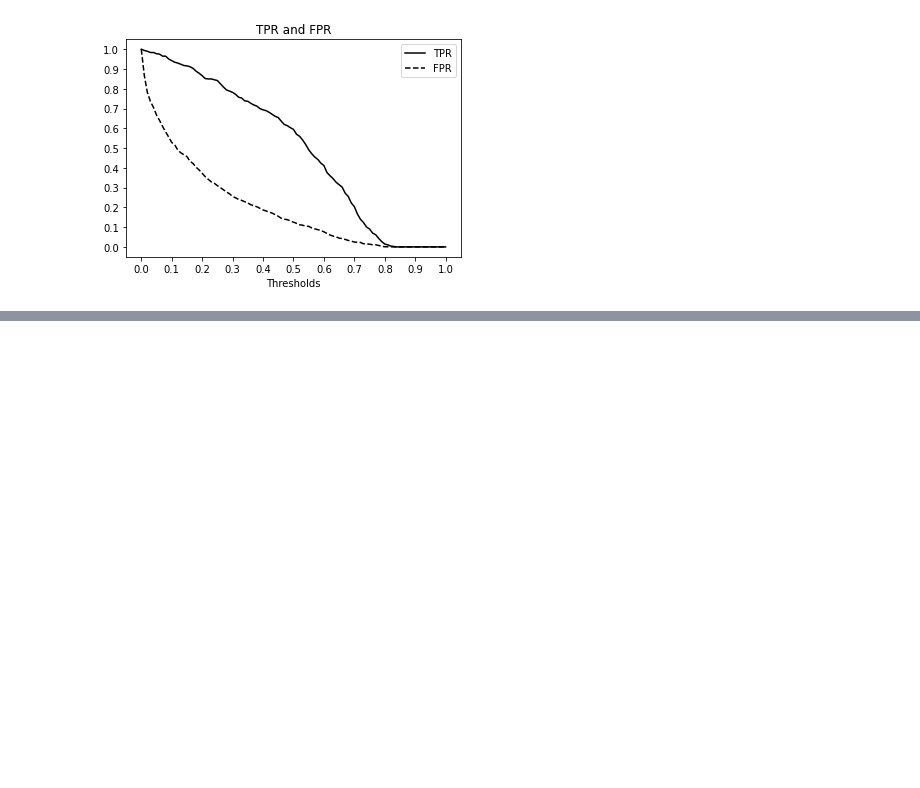
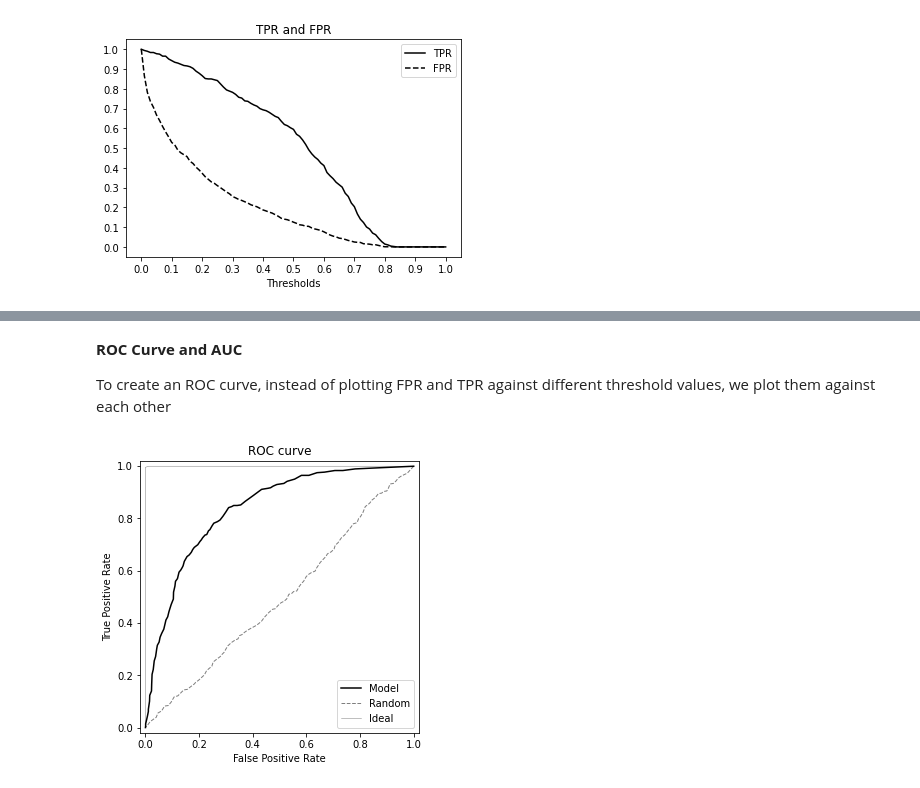
Before and after one commit to marcosbenicio/data-science, a Jupyter notebook: 03Metrics/churn_metrics.ipynb, the cells around one changed output, grey strips where cells are left out. Saved outputs shown, nothing was run; the diff lists cells and outputs as text; code cells hidden in the pictures; blank space fills up the shorter version.

```diff
--- a/03Metrics/churn_metrics.ipynb
+++ b/03Metrics/churn_metrics.ipynb
@@ -615,0 +613,3 @@ display(df_scores.head())
+# %%
+df_scores = tpr_fpr_dataframe(y_val, y_pred)
+display(df_scores.head())
@@ -633,0 +719,28 @@ plt.show()
+# %% [markdown]
+**ROC Curve and AUC**
+
+To create an ROC curve, instead of plotting FPR and TPR against different threshold
+values, we plot them against each other
+# %%
+plt.figure(figsize=(5, 5))
+
+plt.plot(df_scores.fpr, df_scores.tpr, color='black', label='Model')
+plt.plot(df_rand.fpr, df_rand.tpr, color='black', lw=1,
+         linestyle='dashed', alpha=0.5, label='Random')
+plt.plot(df_ideal.fpr, df_ideal.tpr, color='black', lw=0.5,
+         linestyle='solid', alpha=0.5, label='Ideal')
+
+plt.legend()
+
+plt.xlim([-0.02, 1.02])
+plt.ylim([-0.02, 1.02])
+plt.xlabel('False Positive Rate')
+plt.ylabel('True Positive Rate')
+
+plt.title('ROC curve')
+
+# plt.savefig('04_roc_curve_with_baselines.svg')
+
+plt.show()
+# %% [output]
+[figure, added]
```
Also changed, not shown: parts of 38 cells of this notebook, 1 other file.
